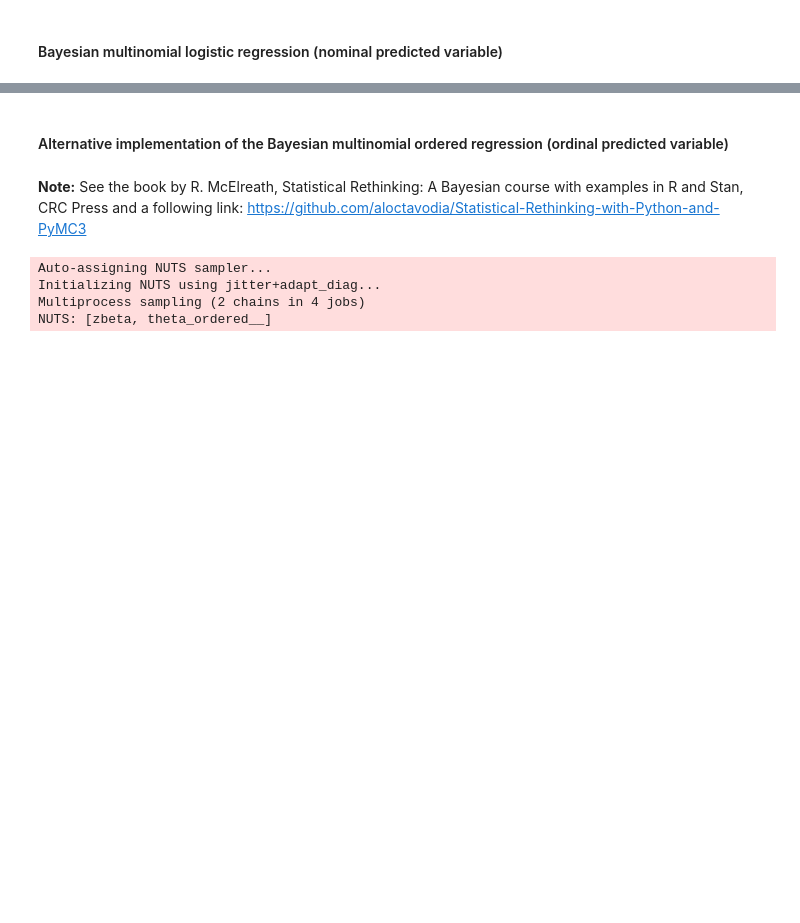
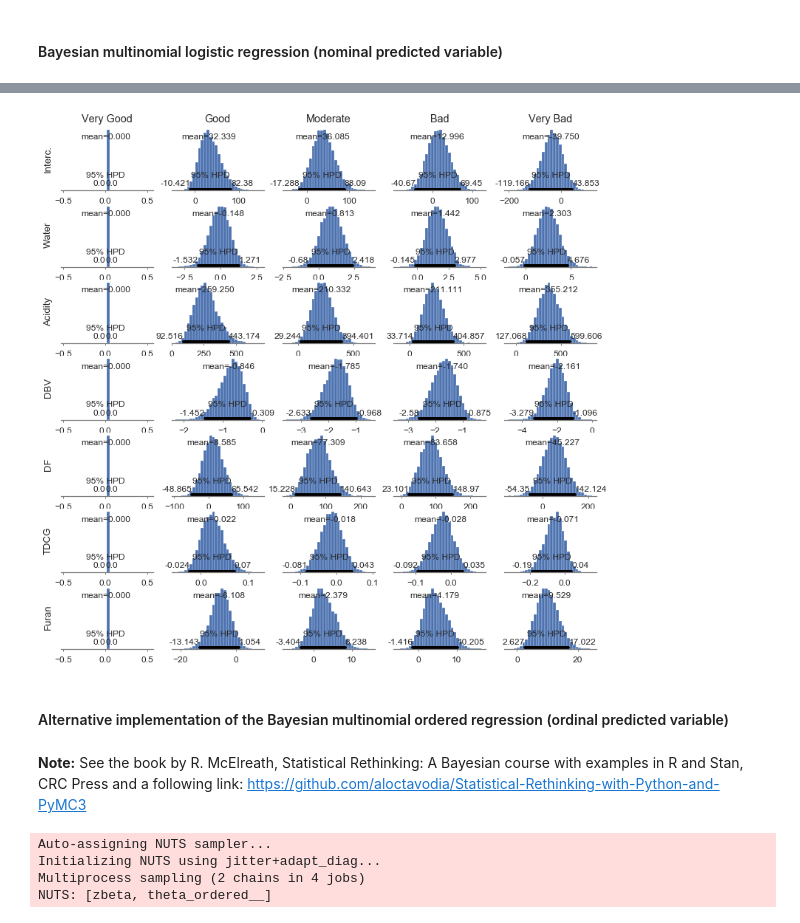
Before and after one commit to sarajcev/bayes_wide_deep, a Jupyter notebook: bayes-wide-deep-multiclass.ipynb, the cells around one changed output, grey strips where cells are left out. Drawn from its saved outputs; the diff is of its cells as text; code cells hidden in the pictures; blank space fills up the shorter version.

```diff
--- a/bayes-wide-deep-multiclass.ipynb
+++ b/bayes-wide-deep-multiclass.ipynb
@@ -807,23 +861,25 @@ pm.traceplot(chain, varnames=['zbeta0_temp', 'zbetak_temp']);
 # %%
-# Transform parameters back to the original scale
+# Transform model parameters back to the original scale
 zbeta0 = trace['zbeta0']
 zbetak = trace['zbetak']
-x_mean = x_train.mean(axis=0)
-x_std  = x_train.std(axis=0)
+x_mean = x_train2.mean(axis=0)
+x_std  = x_train2.std(axis=0)
 beta0 = zbeta0 - np.sum(zbetak*(np.tile(x_mean, (n_cat,1))/np.tile(x_std, (n_cat,1))).T, axis=1)
 betak = np.divide(zbetak, np.tile(x_std, (n_cat,1)).T)
 estimates = np.insert(betak, 0, beta0, axis=1)
 # %%
 beta_values = ['Interc.'] + values
 # Plot the posterior distributions
-fig, axes = plt.subplots(nrows=7, ncols=5, figsize=(15,15))
+fig, axes = plt.subplots(nrows=7, ncols=5, figsize=(13,13))
 for (r,c), ax in np.ndenumerate(axes):
-    pm.plot_posterior(estimates[:,r,c], point_estimate='mode', text_size=12, ax=ax);
+    pm.plot_posterior(estimates[:,r,c], point_estimate='mean', text_size=12, ax=ax);
 # Setting labels for the outcomes
 for ax, title in zip(axes[0,:], ['Very Good', 'Good', 'Moderate', 'Bad', 'Very Bad']):
     ax.set_title(title)
 # Setting labels for the predictors
 for ax, title in zip(axes[:,0], beta_values):
     ax.set_ylabel(title);
+# %% [output]
+[figure, added]
 # %%
 # Predictions from softmax regression (using values from the MCMC chain)
```
Also changed, not shown: parts of 14 cells of this notebook.
